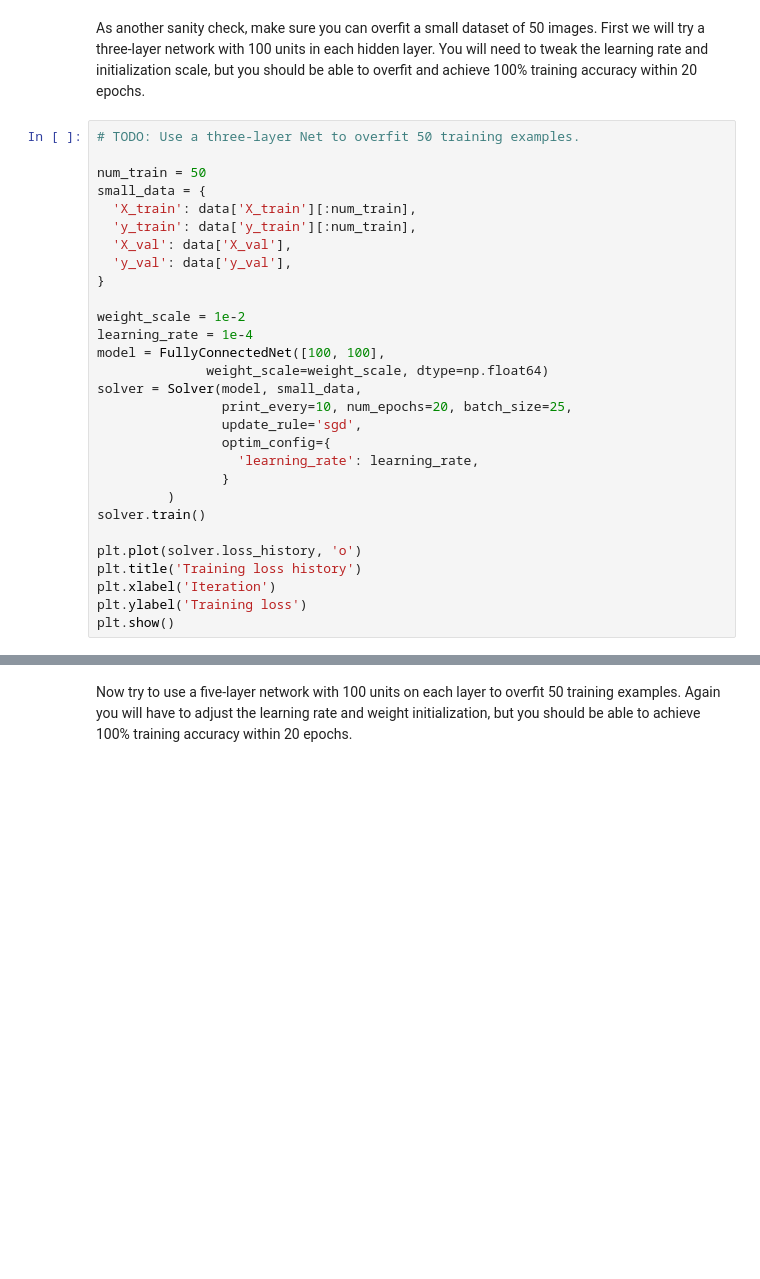
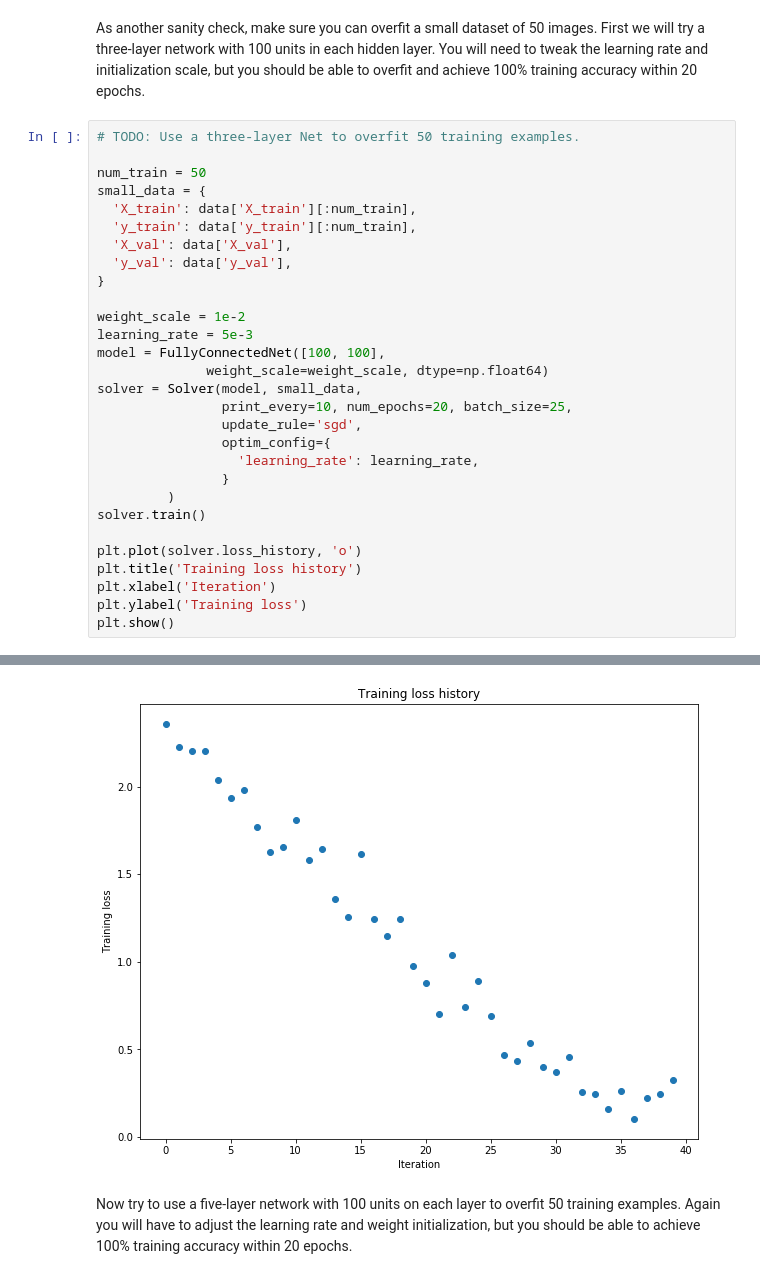
Before and after one commit to barnrang/CS231-Assignment, a Jupyter notebook: assignment2/FullyConnectedNets.ipynb, the cells around one changed output, grey strips where cells are left out. Drawn from its saved outputs; the diff is of its cells as text; blank space fills up the shorter version.

```diff
--- a/assignment2/FullyConnectedNets.ipynb
+++ b/assignment2/FullyConnectedNets.ipynb
@@ -458,7 +456,7 @@ small_data = {
 }
 
 weight_scale = 1e-2
-learning_rate = 1e-4
+learning_rate = 5e-3
 model = FullyConnectedNet([100, 100],
               weight_scale=weight_scale, dtype=np.float64)
 solver = Solver(model, small_data,
@@ -475,3 +473,4 @@ plt.title('Training loss history')
 plt.xlabel('Iteration')
 plt.ylabel('Training loss')
 plt.show()
+# %% [output]
@@ -478,3 +494,4 @@ plt.show()
+[figure, added]
 # %% [markdown]
 Now try to use a five-layer network with 100 units on each layer to overfit 50 training examples. Again you will have to adjust the learning rate and weight initialization, but you should be able to achieve 100% training accuracy within 20 epochs.
 # %%
```
Also changed, not shown: parts of 16 cells of this notebook, 6 other files.
